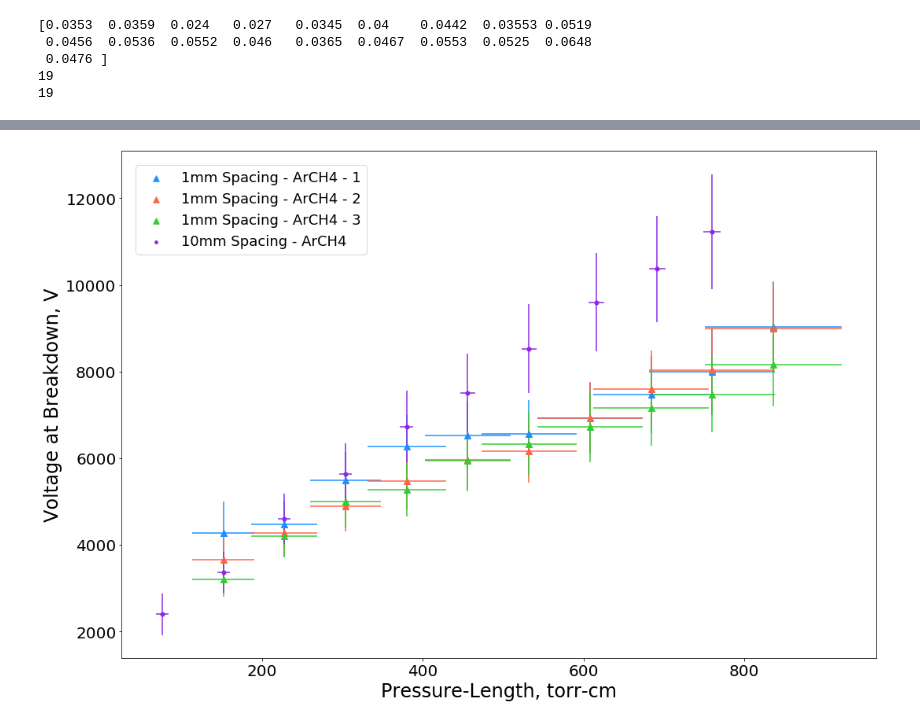
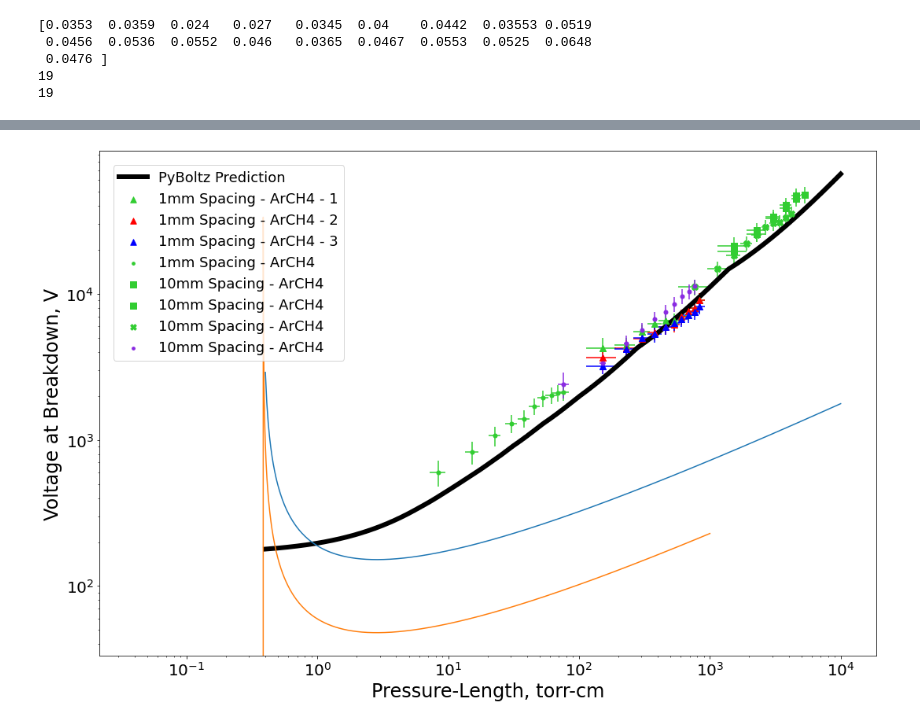
Before and after one commit to UTA-REST/HVBreakdown, a Jupyter notebook: HVplot.ipynb, the cells around one changed output, grey strips where cells are left out. Cells and saved outputs as stored; diff of their text form; code cells hidden in the pictures.

Commit message:
Add PyBoltz predictions

```diff
--- a/HVplot.ipynb
+++ b/HVplot.ipynb
@@ -357,39 +366,62 @@ plt.show()
+# %%
+k=0.5
+
+d=0.1
+#Modified Paschen Formula
+Vb3_p1 = d*p**k*Bco/(np.log(d*p*Aco/np.log(1+1/gammase)))
+
+d=1
+#Modified Paschen Formula
+Vb3_1 = d*p**k*Bco/(np.log(d*p*Aco/np.log(1+1/gammase)))
+
+Vb4_p1 = d*p*alphafuncCH4(770/(d*p)*np.log(1+1/gammase))
 # %%
 # Study of the nonlinear scaling of ArCH4
 
 fig, ax = plt.subplots()
 
 # Argon CH4
-plt.errorbar(dfp.loc[('ArCH4','1mm','GP','1'), 'avep'],dfp.loc[('ArCH4','1mm','GP','1'), 'avev'], xerr=dfp.loc[('ArCH4','1mm','GP','1'), 'perr'], yerr=dfp.loc[('ArCH4','1mm','GP','1'), 'verr'], ls='', color='dodgerblue', marker='^', ms=8)
-plt.scatter(dfp.loc[('ArCH4','1mm','GP','1'), 'avep'],dfp.loc[('ArCH4','1mm','GP','1'), 'avev'],color='dodgerblue', marker='^', s=56, label='1mm Spacing - ArCH4 - 1')
-plt.errorbar(dfp.loc[('ArCH4','1mm','GP','2'), 'avep'],dfp.loc[('ArCH4','1mm','GP','2'), 'avev'], xerr=dfp.loc[('ArCH4','1mm','GP','2'), 'perr'], yerr=dfp.loc[('ArCH4','1mm','GP','2'), 'verr'], ls='', color='tomato', marker='^', ms=8)
-plt.scatter(dfp.loc[('ArCH4','1mm','GP','2'), 'avep'],dfp.loc[('ArCH4','1mm','GP','2'), 'avev'],color='tomato', marker='^', s=56, label='1mm Spacing - ArCH4 - 2')
-plt.errorbar(dfp.loc[('ArCH4','1mm','GP','3'), 'avep'],dfp.loc[('ArCH4','1mm','GP','3'), 'avev'], xerr=dfp.loc[('ArCH4','1mm','GP','3'), 'perr'], yerr=dfp.loc[('ArCH4','1mm','GP','3'), 'verr'], ls='', color='limegreen', marker='^', ms=8)
-plt.scatter(dfp.loc[('ArCH4','1mm','GP','3'), 'avep'],dfp.loc[('ArCH4','1mm','GP','3'), 'avev'],color='limegreen', marker='^', s=56, label='1mm Spacing - ArCH4 - 3')
-# plt.errorbar(dfp.loc[('ArCH4','1mm','AP','1'), 'avep'],dfp.loc[('ArCH4','1mm','AP','1'), 'avev'], xerr=dfp.loc[('ArCH4','1mm','AP','1'), 'perr'], yerr=dfp.loc[('ArCH4','1mm','AP','1'), 'verr'], ls='', color='limegreen', marker='.', ms=10)
-# plt.scatter(dfp.loc[('ArCH4','1mm','AP','1'), 'avep'],dfp.loc[('ArCH4','1mm','AP','1'), 'avev'],color='limegreen', marker='.', s=56, label='1mm Spacing - ArCH4')
-# plt.errorbar(dfp.loc[('ArCH4','10mm','GP','1'), 'avep'],dfp.loc[('ArCH4','10mm','GP','1'), 'avev'], xerr=dfp.loc[('ArCH4','10mm','GP','1'), 'perr'], yerr=dfp.loc[('ArCH4','10mm','GP','1'), 'verr'], ls='', color='limegreen', marker='s', ms=8)
-# plt.scatter(dfp.loc[('ArCH4','10mm','GP','1'), 'avep'],dfp.loc[('ArCH4','10mm','GP','1'), 'avev'],color='limegreen', marker='s', s=56, label='10mm Spacing - ArCH4')
-# plt.errorbar(dfp.loc[('ArCH4','10mm','GP','2'), 'avep'],dfp.loc[('ArCH4','10mm','GP','2'), 'avev'], xerr=dfp.loc[('ArCH4','10mm','GP','2'), 'perr'], yerr=dfp.loc[('ArCH4','10mm','GP','2'), 'verr'], ls='', color='limegreen', marker='s', ms=8)
-# plt.scatter(dfp.loc[('ArCH4','10mm','GP','2'), 'avep'],dfp.loc[('ArCH4','10mm','GP','2'), 'avev'],color='limegreen', marker='s', s=56, label='10mm Spacing - ArCH4')
-# plt.errorbar(dfp.loc[('ArCH4','5mm','GP','1'), 'avep'],dfp.loc[('ArCH4','5mm','GP','1'), 'avev'], xerr=dfp.loc[('ArCH4','5mm','GP','1'), 'perr'], yerr=dfp.loc[('ArCH4','5mm','GP','1'), 'verr'], ls='', color='limegreen', marker='X', ms=8)
-# plt.scatter(dfp.loc[('ArCH4','5mm','GP','1'), 'avep'],dfp.loc[('ArCH4','5mm','GP','1'), 'avev'],color='limegreen', marker='X', s=56, label='10mm Spacing - ArCH4')
+plt.errorbar(dfp.loc[('ArCH4','1mm','GP','1'), 'avep'],dfp.loc[('ArCH4','1mm','GP','1'), 'avev'], xerr=dfp.loc[('ArCH4','1mm','GP','1'), 'perr'], yerr=dfp.loc[('ArCH4','1mm','GP','1'), 'verr'], ls='', color='limegreen', marker='^', ms=8)
+plt.scatter(dfp.loc[('ArCH4','1mm','GP','1'), 'avep'],dfp.loc[('ArCH4','1mm','GP','1'), 'avev'],color='DarkGreen', marker='^', s=56, label='1mm Spacing - ArCH4 - 1')
+plt.errorbar(dfp.loc[('ArCH4','1mm','GP','2'), 'avep'],dfp.loc[('ArCH4','1mm','GP','2'), 'avev'], xerr=dfp.loc[('ArCH4','1mm','GP','2'), 'perr'], yerr=dfp.loc[('ArCH4','1mm','GP','2'), 'verr'], ls='', color='red', marker='^', ms=8)
+plt.scatter(dfp.loc[('ArCH4','1mm','GP','2'), 'avep'],dfp.loc[('ArCH4','1mm','GP','2'), 'avev'],color='DarkGreen', marker='^', s=56, label='1mm Spacing - ArCH4 - 2')
+plt.errorbar(dfp.loc[('ArCH4','1mm','GP','3'), 'avep'],dfp.loc[('ArCH4','1mm','GP','3'), 'avev'], xerr=dfp.loc[('ArCH4','1mm','GP','3'), 'perr'], yerr=dfp.loc[('ArCH4','1mm','GP','3'), 'verr'], ls='', color='blue', marker='^', ms=8)
+plt.scatter(dfp.loc[('ArCH4','1mm','GP','3'), 'avep'],dfp.loc[('ArCH4','1mm','GP','3'), 'avev'],color='DarkGreen', marker='^', s=56, label='1mm Spacing - ArCH4 - 3')
+plt.errorbar(dfp.loc[('ArCH4','1mm','AP','1'), 'avep'],dfp.loc[('ArCH4','1mm','AP','1'), 'avev'], xerr=dfp.loc[('ArCH4','1mm','AP','1'), 'perr'], yerr=dfp.loc[('ArCH4','1mm','AP','1'), 'verr'], ls='', color='limegreen', marker='.', ms=10)
+plt.scatter(dfp.loc[('ArCH4','1mm','AP','1'), 'avep'],dfp.loc[('ArCH4','1mm','AP','1'), 'avev'],color='DarkGreen', marker='.', s=56, label='1mm Spacing - ArCH4')
+plt.errorbar(dfp.loc[('ArCH4','10mm','GP','1'), 'avep'],dfp.loc[('ArCH4','10mm','GP','1'), 'avev'], xerr=dfp.loc[('ArCH4','10mm','GP','1'), 'perr'], yerr=dfp.loc[('ArCH4','10mm','GP','1'), 'verr'], ls='', color='limegreen', marker='s', ms=8)
+plt.scatter(dfp.loc[('ArCH4','10mm','GP','1'), 'avep'],dfp.loc[('ArCH4','10mm','GP','1'), 'avev'],color='DarkGreen', marker='s', s=56, label='10mm Spacing - ArCH4')
+plt.errorbar(dfp.loc[('ArCH4','10mm','GP','2'), 'avep'],dfp.loc[('ArCH4','10mm','GP','2'), 'avev'], xerr=dfp.loc[('ArCH4','10mm','GP','2'), 'perr'], yerr=dfp.loc[('ArCH4','10mm','GP','2'), 'verr'], ls='', color='limegreen', marker='s', ms=8)
+plt.scatter(dfp.loc[('ArCH4','10mm','GP','2'), 'avep'],dfp.loc[('ArCH4','10mm','GP','2'), 'avev'],color='DarkGreen', marker='s', s=56, label='10mm Spacing - ArCH4')
+plt.errorbar(dfp.loc[('ArCH4','5mm','GP','1'), 'avep'],dfp.loc[('ArCH4','5mm','GP','1'), 'avev'], xerr=dfp.loc[('ArCH4','5mm','GP','1'), 'perr'], yerr=dfp.loc[('ArCH4','5mm','GP','1'), 'verr'], ls='', color='limegreen', marker='X', ms=8)
+plt.scatter(dfp.loc[('ArCH4','5mm','GP','1'), 'avep'],dfp.loc[('ArCH4','5mm','GP','1'), 'avev'],color='DarkGreen', marker='X', s=56, label='10mm Spacing - ArCH4')
 plt.errorbar(dfp.loc[('ArCH4','10mm','AP','1'), 'avep'],dfp.loc[('ArCH4','10mm','AP','1'), 'avev'], xerr=dfp.loc[('ArCH4','10mm','AP','1'), 'perr'], yerr=dfp.loc[('ArCH4','10mm','AP','1'), 'verr'], ls='', color='blueviolet', marker='.', ms=10)
-plt.scatter(dfp.loc[('ArCH4','10mm','AP','1'), 'avep'],dfp.loc[('ArCH4','10mm','AP','1'), 'avev'],color='blueviolet', marker='.', s=56, label='10mm Spacing - ArCH4')
+plt.scatter(dfp.loc[('ArCH4','10mm','AP','1'), 'avep'],dfp.loc[('ArCH4','10mm','AP','1'), 'avev'],color='DarkGreen', marker='.', s=56, label='10mm Spacing - ArCH4')
 
-# ax.set_yscale('log')
-# ax.set_xscale('log')
+ax.set_yscale('log')
+ax.set_xscale('log')
 fig.set_figheight(10)
 fig.set_figwidth(15)
 
 plt.xlabel('Pressure-Length, torr-cm', fontsize=24)
 plt.ylabel('Voltage at Breakdown, V', fontsize=24)
+plt.plot(p, Vb4_p1, label='PyBoltz Prediction',linewidth=6,color='black')
+
+
 plt.legend(fontsize=18, borderaxespad=1, loc="best")
 plt.xticks(fontsize=20)
 plt.yticks(fontsize=20)
 
+plt.plot(p, Vb3_1, label='Modified Formula')
+
+plt.plot(p*0.1, Vb3_p1, label='Modified Formula')
+
+
+#plt.ylim(1e3,2e4)
+#plt.xlim(50,1.5e3)
+
 plt.tight_layout()
 
 plt.show()
 # %% [output]
-[figure, old version]
+[figure, new version]
```
Also changed, not shown: parts of 12 cells of this notebook, 2 other files.
